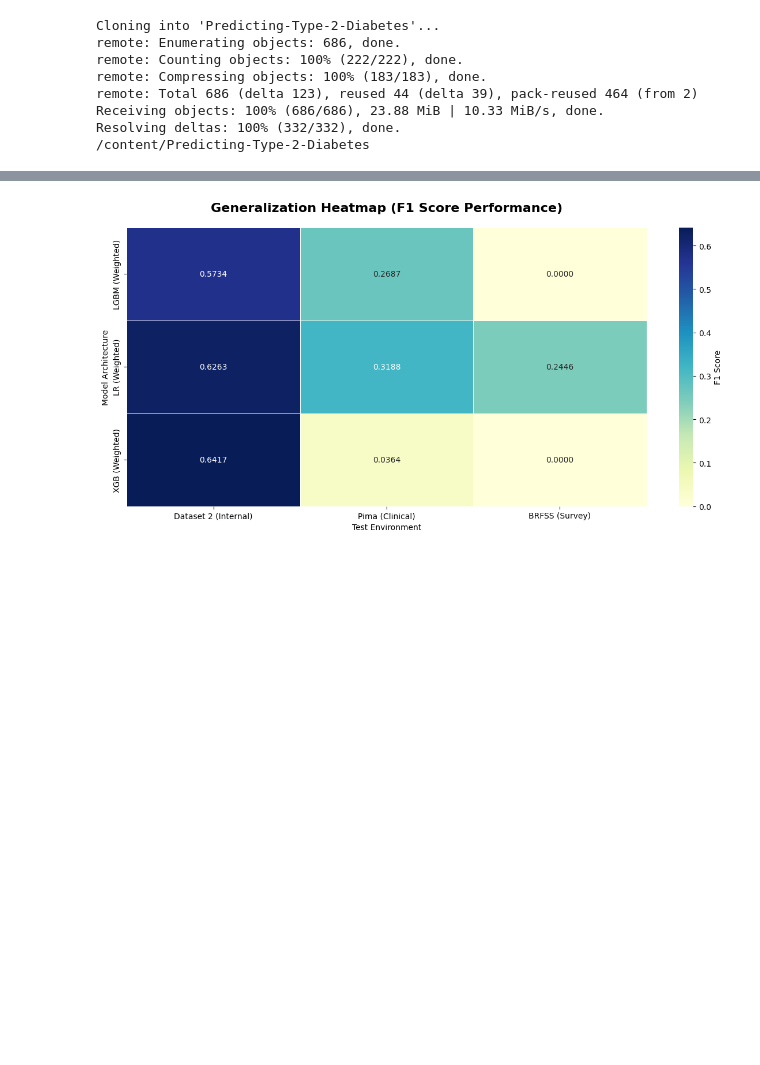
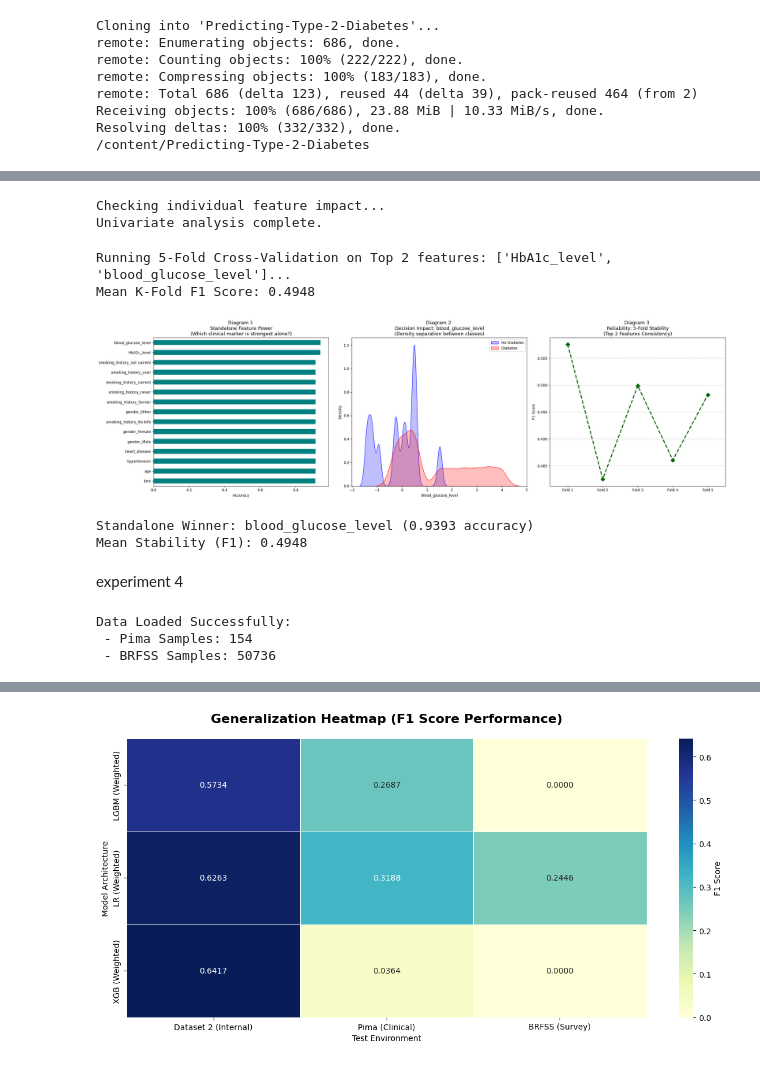
Before and after one commit to COMP3608-Intelligent-Systems-Project/Predicting-Type-2-Diabetes, a Jupyter notebook: notebooks/experiments/dataset_2_diabetes_prediction_experiments.ipynb, the cells around one changed output, grey strips where cells are left out. Drawn from its saved outputs; the diff is of its cells as text; code cells hidden in the pictures; blank space fills up the shorter version.

```diff
--- a/notebooks/experiments/dataset_2_diabetes_prediction_experiments.ipynb
+++ b/notebooks/experiments/dataset_2_diabetes_prediction_experiments.ipynb
@@ -669,0 +403,80 @@ plt.show()
+# %%
+univariate_scores = {}
+
+print("Checking individual feature impact...")
+for col in X_train.columns:
+    # testing the predictive power of each feature in isolation
+    score = cross_val_score(LogisticRegression(max_iter=1000),
+                            X_train[[col]], y_train,
+                            cv=5, scoring='accuracy').mean()
+    univariate_scores[col] = score
+
+#convert to series for plotting in the next cell
+uni_series = pd.Series(univariate_scores).sort_values()
+print("Univariate analysis complete.")
+# %% [output]
+Checking individual feature impact...
+Univariate analysis complete.
+# %%
+top_2 = ['HbA1c_level', 'blood_glucose_level']
+
+print(f"Running 5-Fold Cross-Validation on Top 2 features: {top_2}...")
+cv_results = cross_val_score(xgb_weighted, X_train[top_2], y_train,
+                             cv=5, scoring='f1')
+
+print(f"Mean K-Fold F1 Score: {cv_results.mean():.4f}")
+# %% [output]
+Running 5-Fold Cross-Validation on Top 2 features: ['HbA1c_level', 'blood_glucose_level']...
+Mean K-Fold F1 Score: 0.4948
+# %%
+fig, axes = plt.subplots(1, 3, figsize=(24, 7))
+
+# Diagram 1: Univariate Power (Bar Chart)
+uni_series.plot(kind='barh', ax=axes[0], color='teal')
+axes[0].set_title("Diagram 1 \nStandalone Feature Power\n(Which clinical marker is strongest alone?)", fontsize=13)
+axes[0].set_xlabel("Accuracy")
+
+#Diagram 2: Decision Impact (KDE / Density Plot)
+top_feature = uni_series.index[-1]
+sns.kdeplot(data=X_train[y_train == 0][top_feature], ax=axes[1], label='No Diabetes', fill=True, color='blue')
+sns.kdeplot(data=X_train[y_train == 1][top_feature], ax=axes[1], label='Diabetes', fill=True, color='red')
+axes[1].set_title(f"Diagram 2 \nDecision Impact: {top_feature}\n(Density separation between classes)", fontsize=13)
+axes[1].legend()
+
+#Diagram 3: K-Fold Stability (Point Plot with Error Bars)
+fold_numbers = [f"Fold {i+1}" for i in range(len(cv_results))]
+sns.pointplot(x=fold_numbers, y=cv_results, ax=axes[2], color='darkgreen', markers="D", linestyles="--")
+axes[2].set_title("Diagram 3 \nReliability: 5-Fold Stability\n(Top 2 Features Consistency)", fontsize=13)
+axes[2].set_ylabel("F1 Score")
+axes[2].grid(True, axis='y', linestyle='--', alpha=0.7)
+
+plt.tight_layout()
+plt.show()
+
+print(f"Standalone Winner: {top_feature} ({uni_series.max():.4f} accuracy)")
+print(f"Mean Stability (F1): {cv_results.mean():.4f}")
+# %% [output]
+[figure, added]
+Standalone Winner: blood_glucose_level (0.9393 accuracy)
+Mean Stability (F1): 0.4948
+# %% [markdown]
+experiment 4
+# %%
+pima_path = "data/preprocessed/pima_preprocessed/"
+brfss_path = "data/preprocessed/brfss_preprocessed/"
+
+#load pima
+pima_X_ext = pd.read_csv(os.path.join(pima_path, 'pima_X_test_scaled.csv'))
+pima_y_ext = pd.read_csv(os.path.join(pima_path, 'pima_y_test.csv'))
+
+#load brfss
+brfss_test_df = pd.read_parquet(os.path.join(brfss_path, 'brfss_test.parquet'))
+brfss_train_orig = pd.read_parquet(os.path.join(brfss_path, 'brfss_train_original.parquet'))
+
+print(f"Data Loaded Successfully:")
+print(f" - Pima Samples: {len(pima_y_ext)}")
+print(f" - BRFSS Samples: {len(brfss_test_df)}")
+# %% [output]
+Data Loaded Successfully:
+ - Pima Samples: 154
+ - BRFSS Samples: 50736
```
Also changed, not shown: parts of 41 cells of this notebook.
